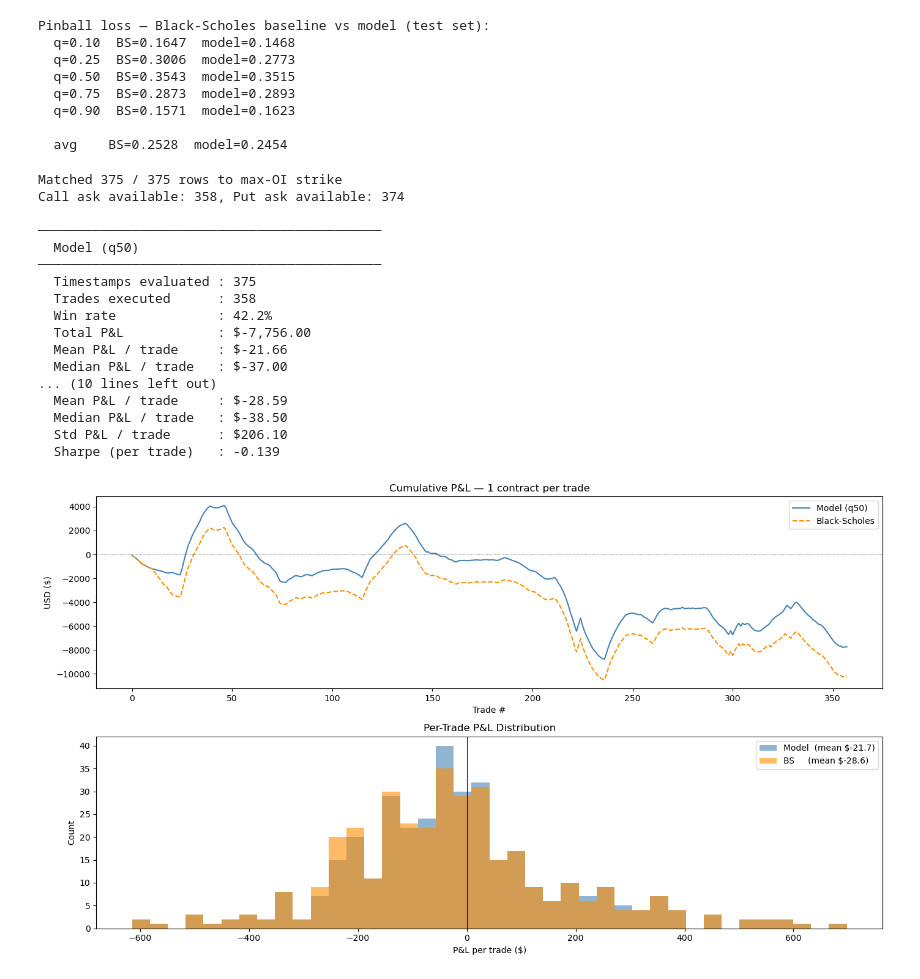
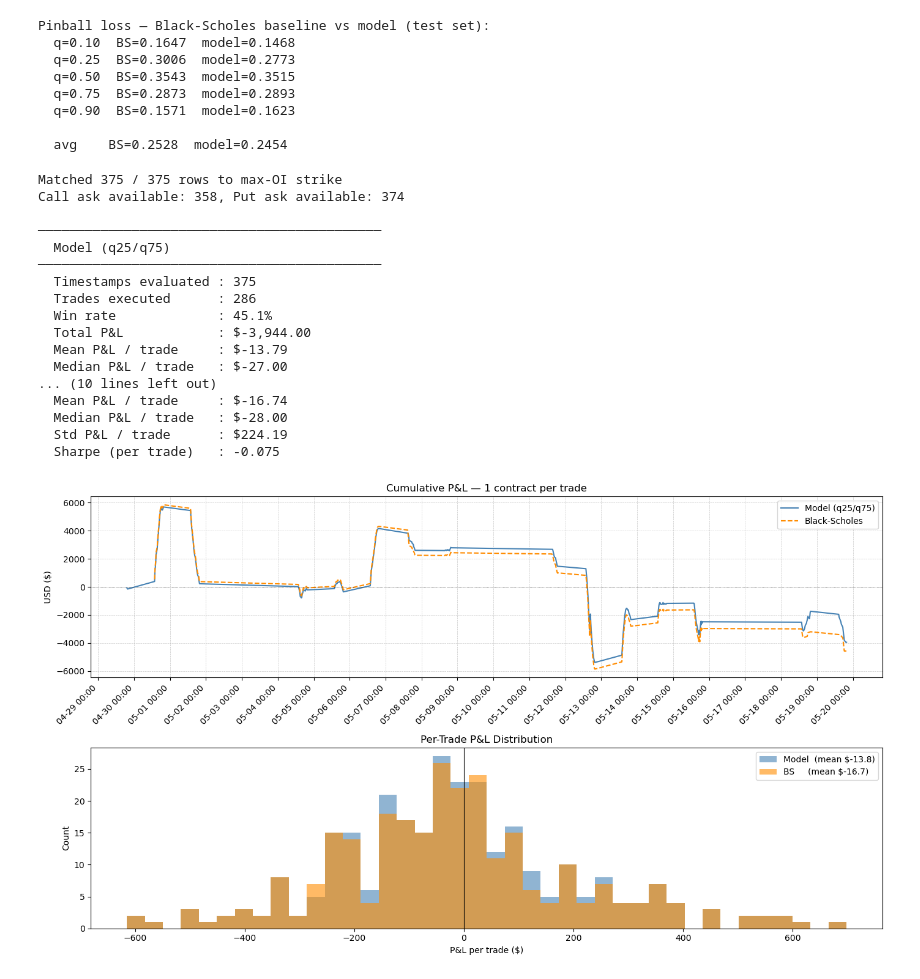
Before and after one commit to lezhou6/0dte-options-strategy, a Jupyter notebook: notebooks/10_train_v1.ipynb, the cells around one changed output. Saved outputs shown, nothing was run; the diff lists cells and outputs as text; code cells hidden in the pictures.

```diff
--- a/notebooks/10_train_v1.ipynb
+++ b/notebooks/10_train_v1.ipynb
@@ -111,9 +111,10 @@ Pinball loss — Black-Scholes baseline vs model (test set):
 
   avg    BS=0.2528  model=0.2454
 # %%
-# ── Simulation: buy max-OI strike option when model/BS predicts >50% chance of profit ──
+# ── Simulation: buy max-OI strike option when model/BS predicts >75% chance of profit ──
 
 import matplotlib.pyplot as plt
+import matplotlib.dates as mdates
 
 CONTRACT_SIZE = 100
 R = 0.04
@@ -167,30 +168,26 @@ res = (
 print(f"Matched {res['max_oi_strike'].notna().sum()} / {len(res)} rows to max-OI strike")
 print(f"Call ask available: {res['call_ask'].notna().sum()}, Put ask available: {res['put_ask'].notna().sum()}")
 
-# ── Model signal: use q50 predicted price vs max-OI strike ──────────────────
-if 0.5 not in models:
-    models[0.5] = lgb.LGBMRegressor(alpha=0.5, **params).fit(
-        X_train, y_train, eval_set=[(X_val, y_val)],
-        eval_metric='quantile',
-        callbacks=[lgb.early_stopping(100), lgb.log_evaluation(0)],
-    )
-
-z50 = models[0.5].predict(res[FEATURE_COLS])
-price_q50 = res['underlying_price'].values * np.exp(z50 * res['norm_factor'].values)
+# ── Model signal: q25 > K → buy call (>75% ITM); q75 < K → buy put (>75% ITM) ──
+z25 = models[0.25].predict(res[FEATURE_COLS])
+z75 = models[0.75].predict(res[FEATURE_COLS])
+price_q25 = res['underlying_price'].values * np.exp(z25 * res['norm_factor'].values)
+price_q75 = res['underlying_price'].values * np.exp(z75 * res['norm_factor'].values)
 
 res['model_signal'] = np.where(
-    price_q50 > res['max_oi_strike'], 'CALL',
-    np.where(price_q50 < res['max_oi_strike'], 'PUT', None)
+    price_q25 > res['max_oi_strike'], 'CALL',
+    np.where(price_q75 < res['max_oi_strike'], 'PUT', None)
 )
 
-# ── Black-Scholes signal: d2 > 0 → buy call; d2 < 0 → buy put ───────────────
+# ── Black-Scholes signal: N(d2) > 0.75 → buy call; N(d2) < 0.25 → buy put ──
 S     = res['underlying_price'].values
 K     = res['max_oi_strike'].values
 T     = res['ttm_min'].values / _MIN_PER_YEAR
 sigma = res['atm_iv'].values
 with np.errstate(divide='ignore', invalid='ignore'):
     d2 = (np.log(S / K) + (R - 0.5 * sigma**2) * T) / (sigma * np.sqrt(T))
-res['bs_signal'] = np.where(d2 > 0, 'CALL', np.where(d2 < 0, 'PUT', None))
+THRESHOLD = norm.ppf(0.75)  # ≈ 0.6745
+res['bs_signal'] = np.where(d2 > THRESHOLD, 'CALL', np.where(d2 < -THRESHOLD, 'PUT', None))
 
 # ── P&L in dollar terms (1 contract = 100 shares) ───────────────────────────
 def compute_pnl(df, signal_col):
@@ -214,7 +211,7 @@ res['bs_pnl'],     res['bs_traded']     = compute_pnl(res, 'bs_signal')
 
 # ── Summary statistics ───────────────────────────────────────────────────────
 for label, pnl_col, traded_col in [
-    ('Model (q50)', 'model_pnl', 'model_traded'),
+    ('Model (q25/q75)', 'model_pnl', 'model_traded'),
     ('Black-Scholes (d2)', 'bs_pnl', 'bs_traded'),
 ]:
     mask = res[traded_col]
@@ -229,50 +226,55 @@ for label, pnl_col, traded_col in [
     print(f"  Mean P&L / trade     : ${pnl.mean():,.2f}")
     print(f"  Median P&L / trade   : ${pnl.median():,.2f}")
     print(f"  Std P&L / trade      : ${pnl.std():,.2f}")
     print(f"  Sharpe (per trade)   : {pnl.mean() / pnl.std():.3f}")
 
 # ── Plots ────────────────────────────────────────────────────────────────────
 fig, axes = plt.subplots(2, 1, figsize=(14, 8))
 
-model_pnl_arr = res.loc[res['model_traded'], 'model_pnl'].values
-bs_pnl_arr    = res.loc[res['bs_traded'],    'bs_pnl'].values
+model_traded = res[res['model_traded']]
+bs_traded    = res[res['bs_traded']]
 
-axes[0].plot(np.cumsum(model_pnl_arr), label='Model (q50)', color='steelblue')
-axes[0].plot(np.cumsum(bs_pnl_arr),    label='Black-Scholes', color='darkorange', linestyle='--')
+axes[0].plot(model_traded['timestamp'], model_traded['model_pnl'].cumsum(),
+             label='Model (q25/q75)', color='steelblue')
+axes[0].plot(bs_traded['timestamp'], bs_traded['bs_pnl'].cumsum(),
+             label='Black-Scholes', color='darkorange', linestyle='--')
 axes[0].axhline(0, color='k', linewidth=0.5, linestyle=':')
 axes[0].set_title('Cumulative P&L — 1 contract per trade')
-axes[0].set_xlabel('Trade #')
 axes[0].set_ylabel('USD ($)')
 axes[0].legend()
+axes[0].xaxis.set_major_formatter(mdates.DateFormatter('%m-%d %H:%M'))
+axes[0].xaxis.set_major_locator(mdates.DayLocator())
+axes[0].grid(True, which='major', linestyle='--', linewidth=0.5, alpha=0.7)
+plt.setp(axes[0].get_xticklabels(), rotation=45, ha='right')
 
-axes[1].hist(model_pnl_arr, bins=40, alpha=0.6,
-             label=f'Model  (mean ${model_pnl_arr.mean():.1f})', color='steelblue')
-axes[1].hist(bs_pnl_arr,    bins=40, alpha=0.6,
-             label=f'BS     (mean ${bs_pnl_arr.mean():.1f})',    color='darkorange')
+axes[1].hist(model_traded['model_pnl'].values, bins=40, alpha=0.6,
+             label=f'Model  (mean ${model_traded["model_pnl"].mean():.1f})', color='steelblue')
+axes[1].hist(bs_traded['bs_pnl'].values, bins=40, alpha=0.6,
+             label=f'BS     (mean ${bs_traded["bs_pnl"].mean():.1f})',       color='darkorange')
 axes[1].axvline(0, color='k', linewidth=0.8)
 axes[1].set_title('Per-Trade P&L Distribution')
 axes[1].set_xlabel('P&L per trade ($)')
 axes[1].set_ylabel('Count')
 axes[1].legend()
 
 plt.tight_layout()
 plt.show()
 # %% [output]
 Matched 375 / 375 rows to max-OI strike
 Call ask available: 358, Put ask available: 374
 
 ────────────────────────────────────────────
-  Model (q50)
+  Model (q25/q75)
 ────────────────────────────────────────────
   Timestamps evaluated : 375
-  Trades executed      : 358
-  Win rate             : 42.2%
-  Total P&L            : $-7,756.00
-  Mean P&L / trade     : $-21.66
-  Median P&L / trade   : $-37.00
+  Trades executed      : 286
+  Win rate             : 45.1%
+  Total P&L            : $-3,944.00
+  Mean P&L / trade     : $-13.79
+  Median P&L / trade   : $-27.00
 ... (10 lines left out)
-  Mean P&L / trade     : $-28.59
-  Median P&L / trade   : $-38.50
-  Std P&L / trade      : $206.10
-  Sharpe (per trade)   : -0.139
+  Mean P&L / trade     : $-16.74
+  Median P&L / trade   : $-28.00
+  Std P&L / trade      : $224.19
+  Sharpe (per trade)   : -0.075
-[figure, old version]
+[figure, new version]
```
Also changed, not shown: parts of 1 cell of this notebook.
